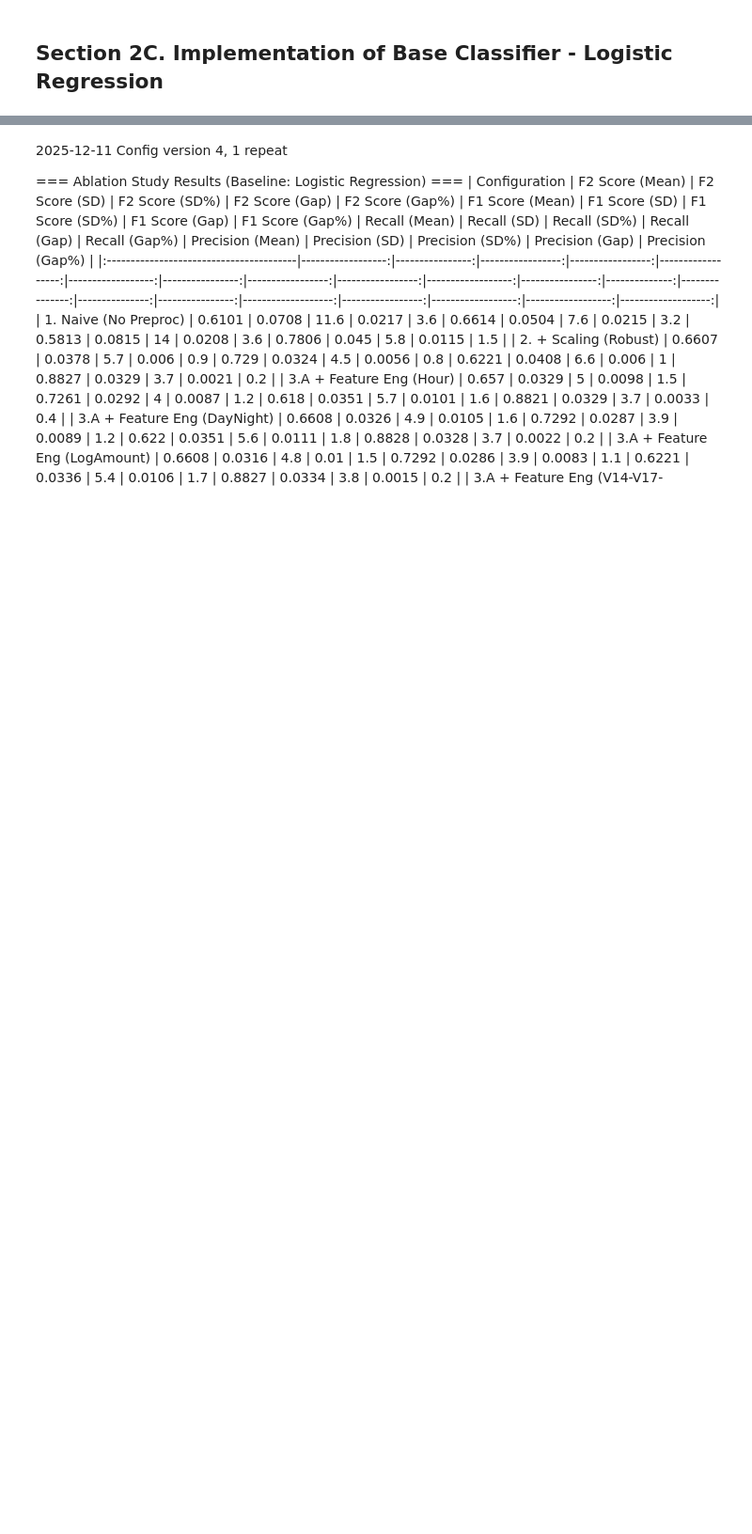
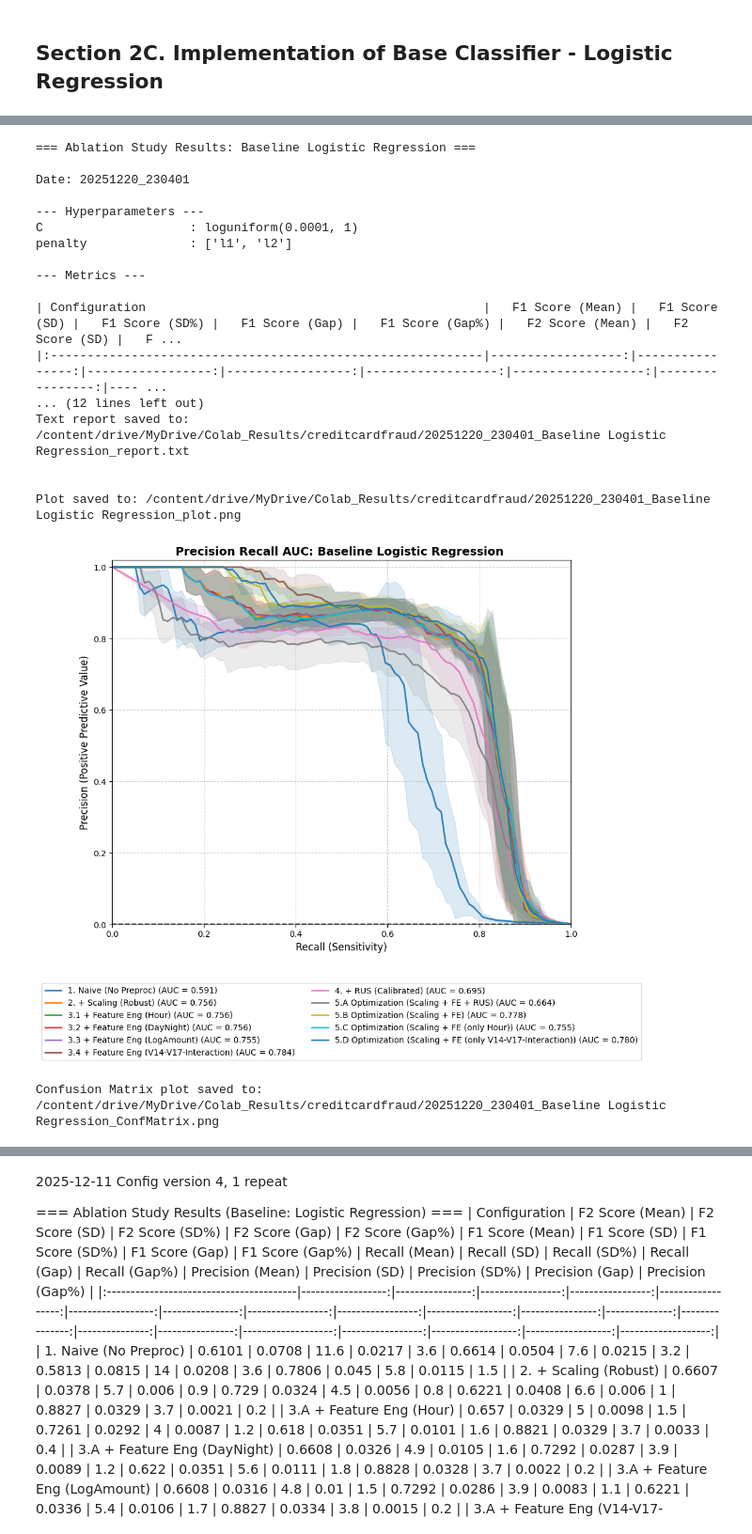
Before and after one commit to ang-bill/IU-DLMDSME01-Credit-Card-Fraud-Detection, a Jupyter notebook: Task1_Credit_Card_Fraud_Detection_Classifier_1.ipynb, the cells around one changed output, grey strips where cells are left out. Shown at 94% size. Cells and saved outputs as stored; diff of their text form; code cells hidden in the pictures; blank space fills up the shorter version.

Commit message:
Analyse results

```diff
--- a/Task1_Credit_Card_Fraud_Detection_Classifier_1.ipynb
+++ b/Task1_Credit_Card_Fraud_Detection_Classifier_1.ipynb
@@ -723,6 +391,7 @@ import matplotlib.pyplot as plt
 import numpy as np
 from sklearn.metrics import confusion_matrix
 import math
+import textwrap
 
 def plot_confusion_matrices(plot_data, title="Confusion Matrices", save_path=None):
     """
@@ -730,10 +399,10 @@ def plot_confusion_matrices(plot_data, title="Confusion Matrices", save_path=Non
     Assumes threshold = 0.5 for converting probabilities to labels.
     """
     n_configs = len(plot_data)
-    cols = 2
+    cols = 3
     rows = math.ceil(n_configs / cols)
 
-    fig, axes = plt.subplots(rows, cols, figsize=(12, 5 * rows))
+    fig, axes = plt.subplots(rows, cols, figsize=(8, 2.5 * rows))
     axes = axes.flatten()
 
     # Iterate over each configuration (e.g., "Naive", "XGBoost + RUS", etc.)
@@ -770,12 +439,14 @@ def plot_confusion_matrices(plot_data, title="Confusion Matrices", save_path=Non
 
         #ax.set_title(f"{config_name}\n(F1: {data.get('mean_f1', 'N/A'):.4f})")
         f1_val = data.get('mean_f1', None)
+        wrapped_name = "\n".join(textwrap.wrap(config_name, width=30))
+
         if isinstance(f1_val, (int, float)):
             # If it's a number, format it nicely
-            ax.set_title(f"{config_name}\n(F1: {f1_val:.4f})")
+            ax.set_title(f"{wrapped_name}\n(F1: {f1_val:.4f})", fontsize=10)
         else:
             # If it's missing or text, just print the name
-            ax.set_title(f"{config_name}")
+            ax.set_title(f"{wrapped_name}", fontsize=10)
 
         ax.set_ylabel('True Label')
         ax.set_xlabel('Predicted Label')
@@ -784,8 +455,8 @@ def plot_confusion_matrices(plot_data, title="Confusion Matrices", save_path=Non
     for i in range(idx + 1, len(axes)):
         axes[i].axis('off')
 
-    plt.suptitle(title, fontsize=16, y=1.02)
-    plt.tight_layout()
+    plt.suptitle(title, fontsize=12, y=1.02)
+    plt.tight_layout(h_pad=3, w_pad=4)
 
     if save_path:
         plt.savefig(save_path, dpi=300, bbox_inches='tight')
@@ -912,0 +890,49 @@ Confusion Matrix plot saved to: /content/drive/MyDrive/Colab_Results/creditcardf
+# %%
+from scipy.stats import uniform, loguniform
+
+lr_params_v1 = {'C': loguniform(1e-4, 1)}
+lr_params_v2 = {'C': loguniform(1e-4, 1), # regularization strength
+             'l1_ratio': uniform(0, 1) # choose between L1, L2, or mixed regularization
+}
+lr_params_v3 = {'C': loguniform(1e-4, 1), # regularization strength
+             'l1_ratio': [0, 1] # choose between L2 (l1_ratio=0) or L2 (l1_ratio=1) regularization
+}
+lr_params = {'C': loguniform(1e-4, 1), # regularization strength
+             'penalty': ['l1', 'l2']   # regularization type
+             }
+
+df_results, plot_data = run_ablation_study(
+    experiment_name="Logistic Regression",
+    base_clf=LogisticRegression(
+        solver='liblinear',
+        dual=False,        # Required for L1 (primal form, more samples than features)
+        #max_iter=1000,    # default 100
+        #solver='saga',
+        #penalty='elasticnet',
+        #max_iter=500,
+        random_state=42),
+    param_dist=lr_params,
+    X=X, y=y, configs=configs
+)
+
+visualize_results("Baseline Logistic Regression", lr_params, df_results, plot_data)
+# %% [output]
+=== Ablation Study Results: Baseline Logistic Regression ===
+
+Date: 20251220_230401
+
+--- Hyperparameters ---
+C                    : loguniform(0.0001, 1)
+penalty              : ['l1', 'l2']
+
+--- Metrics ---
+
+| Configuration                                              |   F1 Score (Mean) |   F1 Score (SD) |   F1 Score (SD%) |   F1 Score (Gap) |   F1 Score (Gap%) |   F2 Score (Mean) |   F2 Score (SD) |   F ...
+|:-----------------------------------------------------------|------------------:|----------------:|-----------------:|-----------------:|------------------:|------------------:|----------------:|---- ...
+... (12 lines left out)
+Text report saved to: /content/drive/MyDrive/Colab_Results/creditcardfraud/20251220_230401_Baseline Logistic Regression_report.txt
+
+
+Plot saved to: /content/drive/MyDrive/Colab_Results/creditcardfraud/20251220_230401_Baseline Logistic Regression_plot.png
+[figure, added]
+Confusion Matrix plot saved to: /content/drive/MyDrive/Colab_Results/creditcardfraud/20251220_230401_Baseline Logistic Regression_ConfMatrix.png
```
Also changed, not shown: parts of 38 cells of this notebook.
